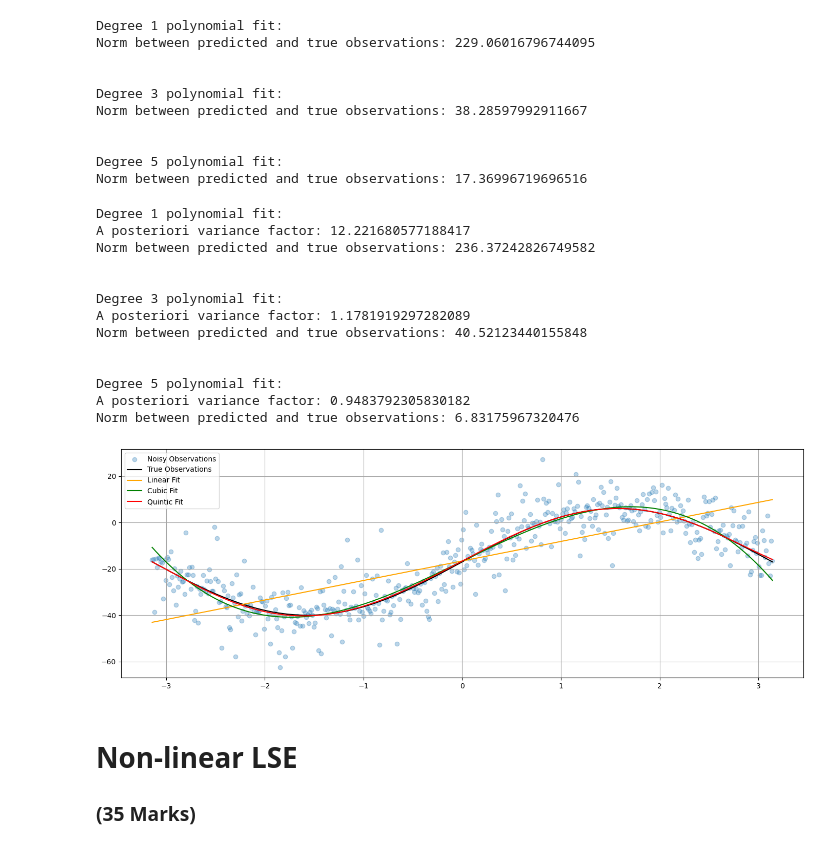
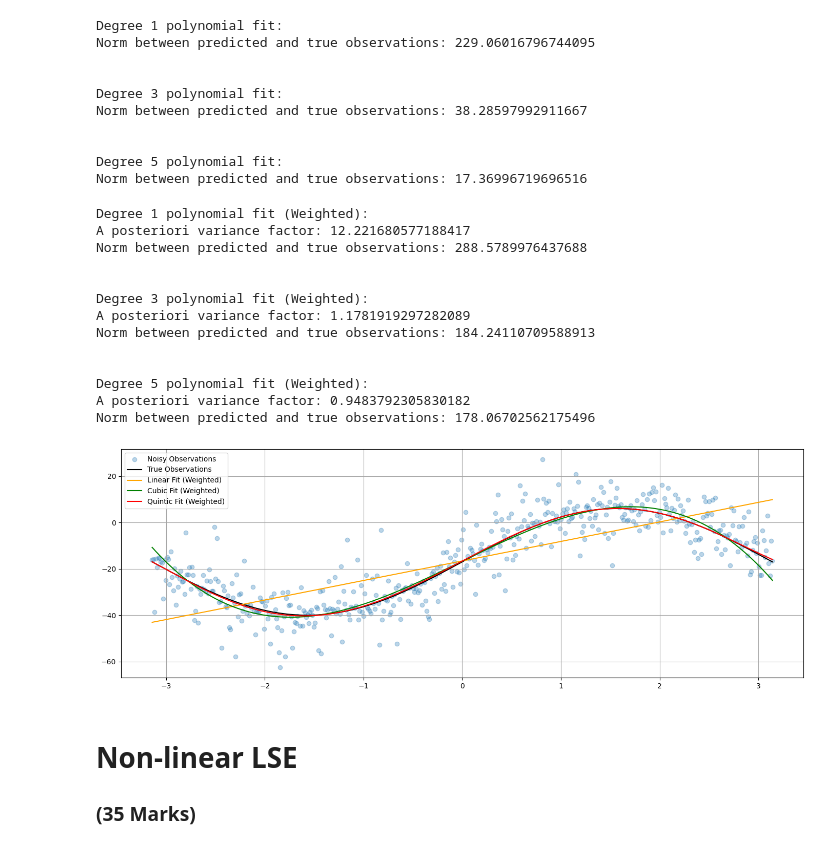
Before and after one commit to SaharYousefi92/engg680_2024_fall, a Jupyter notebook: Lab_Assignment2/Non-linear Least Square Estimation Problem.ipynb, the cells around one changed output. Drawn from its saved outputs; the diff is of its cells as text; code cells hidden in the pictures.

```diff
--- a/Lab_Assignment2/Non-linear Least Square Estimation Problem.ipynb
+++ b/Lab_Assignment2/Non-linear Least Square Estimation Problem.ipynb
@@ -228,60 +228,57 @@ P = np.diag(1 / l_var)
 # step 13
 # repeat the steps 6-10, using the proper P matrix
 # (10 marks)
-results = {}
+results_weighted = {}
 degrees = [1, 3, 5]
 
+P_weighted = np.diag(1 / l_var)
+
 for deg in degrees:
-    x, cov_x, apv, v = fit_polynomial_curve(a, l, P, deg)
-    results[deg] = {
+    x, cov_x, apv, v = fit_polynomial_curve(a, l, P_weighted, deg)
+    results_weighted[deg] = {
         'coefficients': x,
         'covariance_matrix': cov_x,
         'apv': apv,
         'residuals': v
     }
 
-    if deg == 1:
-        line_uw = np.polyval(x[::-1], a)
-    elif deg == 3:
-        cubic_uw = np.polyval(x[::-1], a)
-    elif deg == 5:
-        quintic_uw = np.polyval(x[::-1], a)
+line_w = np.polyval(results_weighted[1]['coefficients'][::-1], a)
+cubic_w = np.polyval(results_weighted[3]['coefficients'][::-1], a)
+quintic_w = np.polyval(results_weighted[5]['coefficients'][::-1], a)
 
 fig, ax = plt.subplots(nrows=1, ncols=1, figsize=(14, 5))
 ax.scatter(a, l, label='Noisy Observations', color='tab:blue', marker='o', alpha=0.3)
 ax.plot(a, l_true, label='True Observations', color='k')
-ax.plot(a, line_uw, color='orange', label='Linear Fit')
-ax.plot(a, cubic_uw, color='green', label='Cubic Fit')
-ax.plot(a, quintic_uw, color='red', label='Quintic Fit')
-
+ax.plot(a, line_w, color='orange', label='Linear Fit (Weighted)')
+ax.plot(a, cubic_w, color='green', label='Cubic Fit (Weighted)')
+ax.plot(a, quintic_w, color='red', label='Quintic Fit (Weighted)')
 ax.legend()
 ax.grid(True, which='both', ls='-', color='0.65')
 fig.tight_layout()
 
-for deg, res in results.items():
-    print(f"Degree {deg} polynomial fit:")
+for deg, res in results_weighted.items():
+    print(f"Degree {deg} polynomial fit (Weighted):")
     print(f"A posteriori variance factor: {res['apv']}")
 
-    predicted_l = np.polyval(res['coefficients'][::-1], a)
-    norm = np.linalg.norm(predicted_l - l_true)
-
+    predicted_l = np.vander(a, N=deg+1, increasing=True) @ res['coefficients']
+    norm = np.linalg.norm(predicted_l - l)
     print(f"Norm between predicted and true observations: {norm}")
     print("\n")
 # %% [output]
-Degree 1 polynomial fit:
+Degree 1 polynomial fit (Weighted):
 A posteriori variance factor: 12.221680577188417
-Norm between predicted and true observations: 236.37242826749582
+Norm between predicted and true observations: 288.5789976437688
 
 
-Degree 3 polynomial fit:
+Degree 3 polynomial fit (Weighted):
 A posteriori variance factor: 1.1781919297282089
-Norm between predicted and true observations: 40.52123440155848
+Norm between predicted and true observations: 184.24110709588913
 
 
-Degree 5 polynomial fit:
+Degree 5 polynomial fit (Weighted):
 A posteriori variance factor: 0.9483792305830182
-Norm between predicted and true observations: 6.83175967320476
+Norm between predicted and true observations: 178.06702562175496
-[figure, old version]
+[figure, new version]
 # %%
 # step 14
 # Compare the results of a posterier variance factor and norm from unweighted LSE and weighted LSE, what phenomena do you observe? Explain this phenomena.
```
Also changed, not shown: parts of 2 cells of this notebook.
